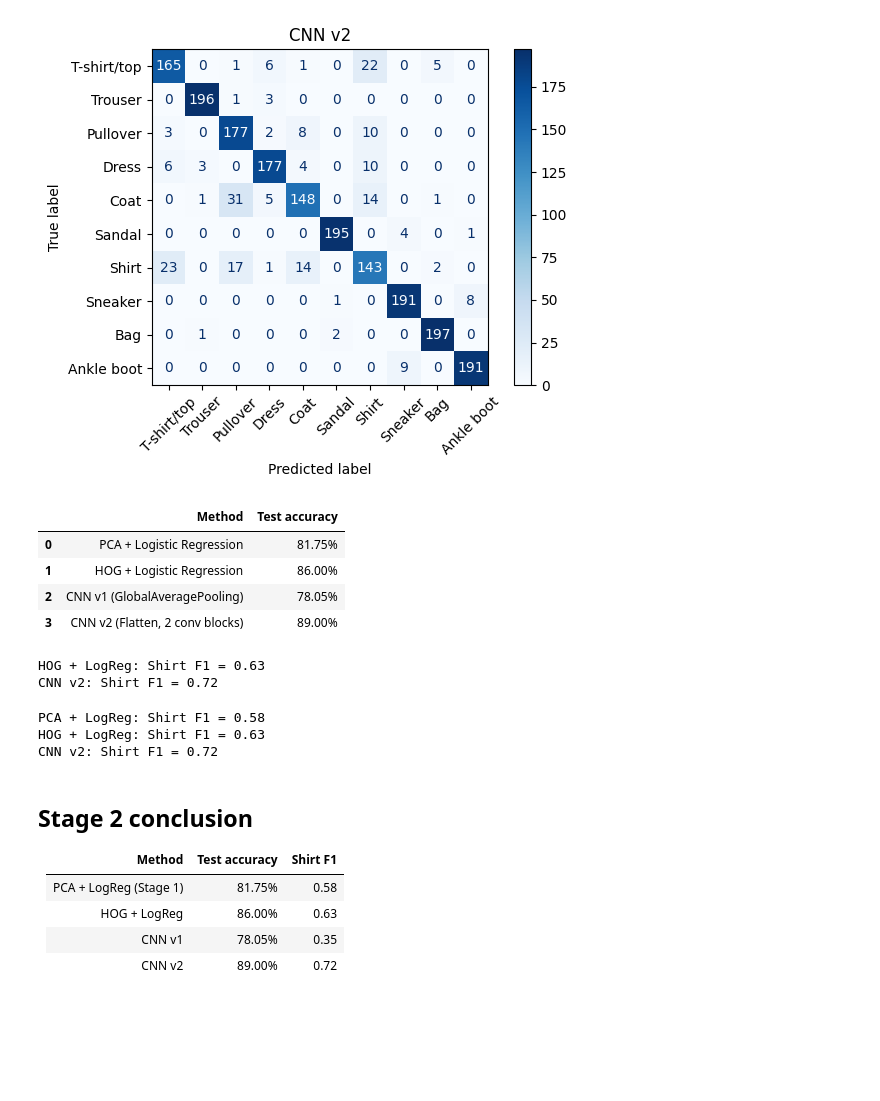
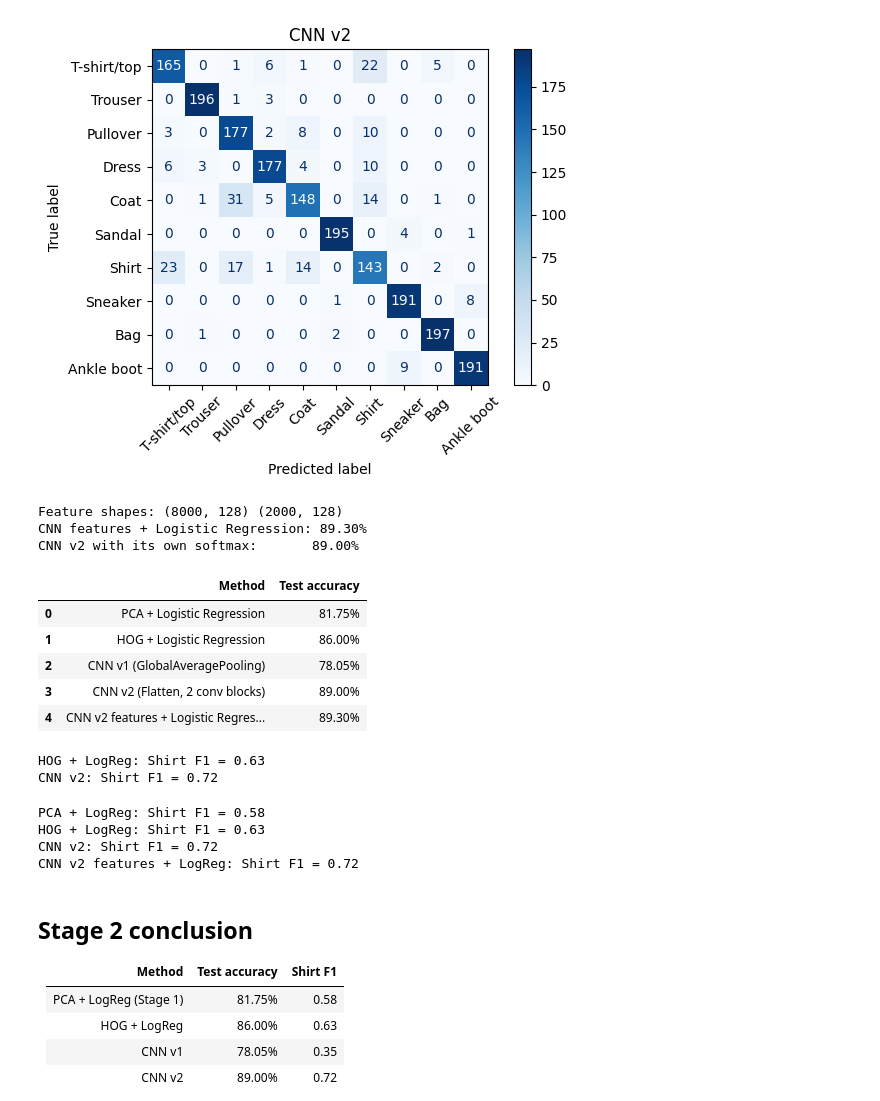
Before and after one commit to AnaDiazJ/egci463, a Jupyter notebook: Pattern_Midterm_Group9.ipynb, the cells around one changed output. Drawn from its saved outputs; the diff is of its cells as text; code cells hidden in the pictures; blank space fills up the shorter version.

```diff
--- a/Pattern_Midterm_Group9.ipynb
+++ b/Pattern_Midterm_Group9.ipynb
@@ -867,27 +867,63 @@ CNN v2 test accuracy: 89.00%
    macro avg       0.89      0.89      0.89      2000
 weighted avg       0.89      0.89      0.89      2000
 [figure]
+# %%
+from keras.models import Model
+from sklearn.linear_model import LogisticRegression
+from sklearn.metrics import accuracy_score
+
+# Step 1: build a model that stops at the Dense(128) layer
+# (layers[-3] is the Dense(128), before Dropout and the softmax)
+feature_layer = model_v2.layers[-3]
+extractor = Model(inputs=model_v2.inputs, outputs=feature_layer.output)
+
+# Step 2: turn every image into 128 numbers (its features)
+features_train = extractor.predict(X_train, verbose=0)
+features_test = extractor.predict(X_test, verbose=0)
+print("Feature shapes:", features_train.shape, features_test.shape)  # (8000, 128) (2000, 128)
+
+# Step 3: train a traditional classifier on those features
+# (it only sees the training set)
+clf = LogisticRegression(max_iter=2000)
+clf.fit(features_train, y_train)
+
+# Step 4: evaluate on the test set
+y_pred_feat = clf.predict(features_test)
+feat_accuracy = accuracy_score(y_test, y_pred_feat)
+print(f"CNN features + Logistic Regression: {feat_accuracy:.2%}")
+print(f"CNN v2 with its own softmax:       {cnn2_accuracy:.2%}")
+# %% [output]
+Feature shapes: (8000, 128) (2000, 128)
+CNN features + Logistic Regression: 89.30%
+CNN v2 with its own softmax:       89.00%
 # %%
 import pandas as pd
 
-# cnn_accuracy is the v1 result already stored in the notebook (76.30%)
 comparison = pd.DataFrame({
     "Method": [
         "PCA + Logistic Regression",
         "HOG + Logistic Regression",
         "CNN v1 (GlobalAveragePooling)",
-        "CNN v2 (Flatten, 2 conv blocks)"
+        "CNN v2 (Flatten, 2 conv blocks)",
+        "CNN v2 features + Logistic Regression",   # new row
     ],
-    "Test accuracy": [0.8175, hog_accuracy, cnn_accuracy, cnn2_accuracy]
+    "Test accuracy": [
+        0.8175,          # PCA result recorded in Stage 1
+        hog_accuracy,
+        cnn_accuracy,    # CNN v1
+        cnn2_accuracy,   # CNN v2 with its own softmax
+        feat_accuracy,   # CNN v2 features + Logistic Regression
+    ],
 })
 
 display(comparison.style.format({"Test accuracy": "{:.2%}"}))
 # %% [output]
 |  | Method | Test accuracy |
 | 0 | PCA + Logistic Regression | 81.75% |
 | 1 | HOG + Logistic Regression | 86.00% |
 | 2 | CNN v1 (GlobalAveragePooling) | 78.05% |
 | 3 | CNN v2 (Flatten, 2 conv blocks) | 89.00% |
+| 4 | CNN v2 features + Logistic Regres... | 89.30% |
 # %%
 from sklearn.metrics import f1_score
 
@@ -912,13 +948,17 @@ y_pred_pca = pca_pipe.predict(X_test.reshape(len(X_test), -1))
 
 # F1 of the Shirt class (label 6) for each method
 shirt = 6
-for name, pred in [("PCA + LogReg", y_pred_pca), ("HOG + LogReg", y_pred_hog), ("CNN v2", y_pred_cnn2)]:
+for name, pred in [("PCA + LogReg", y_pred_pca),
+                   ("HOG + LogReg", y_pred_hog),
+                   ("CNN v2", y_pred_cnn2),
+                   ("CNN v2 features + LogReg", y_pred_feat)]:   # new line
     f1 = f1_score(y_test, pred, labels=[shirt], average=None)[0]
     print(f"{name}: Shirt F1 = {f1:.2f}")
 # %% [output]
 PCA + LogReg: Shirt F1 = 0.58
 HOG + LogReg: Shirt F1 = 0.63
 CNN v2: Shirt F1 = 0.72
+CNN v2 features + LogReg: Shirt F1 = 0.72
 # %% [markdown]
 ## Stage 2 conclusion
 
```
